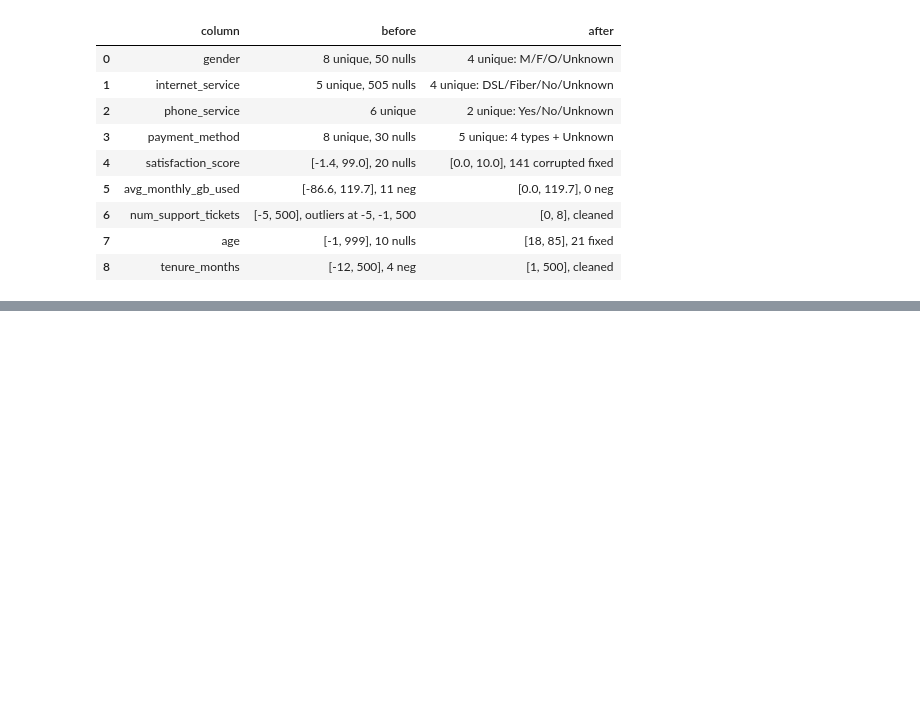
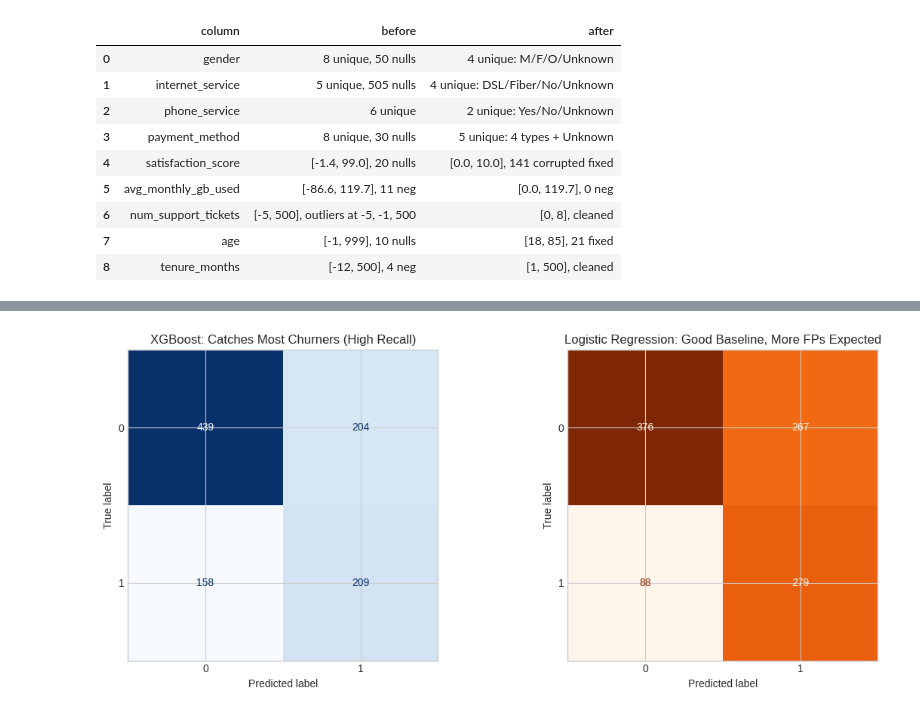
Before and after one commit to hasnainzxc/tele-churn, a Jupyter notebook: notebooks/01_churn_model.ipynb, the cells around one changed output, grey strips where cells are left out. Drawn from its saved outputs; the diff is of its cells as text; code cells hidden in the pictures; blank space fills up the shorter version.

Commit message:
feat(notebook): full Part 1 notebook — quality, EDA, models, viz, export + engineer comments on all source files

```diff
--- a/notebooks/01_churn_model.ipynb
+++ b/notebooks/01_churn_model.ipynb
@@ -385,0 +937,27 @@ display(pd.DataFrame(before_after))
+# %%
+# ======== Confusion Matrix (XGBoost — better model) ========
+# raw numbers: how many did we get right vs wrong
+# bottom-right (TN/TP) = correct. top-right = false positives. bottom-left = false negatives
+
+from sklearn.metrics import ConfusionMatrixDisplay
+
+fig, axes = plt.subplots(1, 2, figsize=(12, 5))
+
+# XGBoost confusion
+ConfusionMatrixDisplay.from_estimator(xgb, X_test_processed, y_test,
+                                       ax=axes[0], cmap="Blues",
+                                       colorbar=False)
+axes[0].set_title("XGBoost: Catches Most Churners (High Recall)")
+
+# Logistic Regression confusion
+ConfusionMatrixDisplay.from_estimator(lr, X_test_processed, y_test,
+                                       ax=axes[1], cmap="Oranges",
+                                       colorbar=False)
+axes[1].set_title("Logistic Regression: Good Baseline, More FPs Expected")
+
+plt.tight_layout()
+plt.show()
+# takeaway: bottom-left number (FNs = missed churners) should be as small as possible
+# top-right (FPs = false alarms) is the cost of doing business
+# %% [output]
+[figure, added]
```
Also changed, not shown: parts of 27 cells of this notebook, 8 other files.
